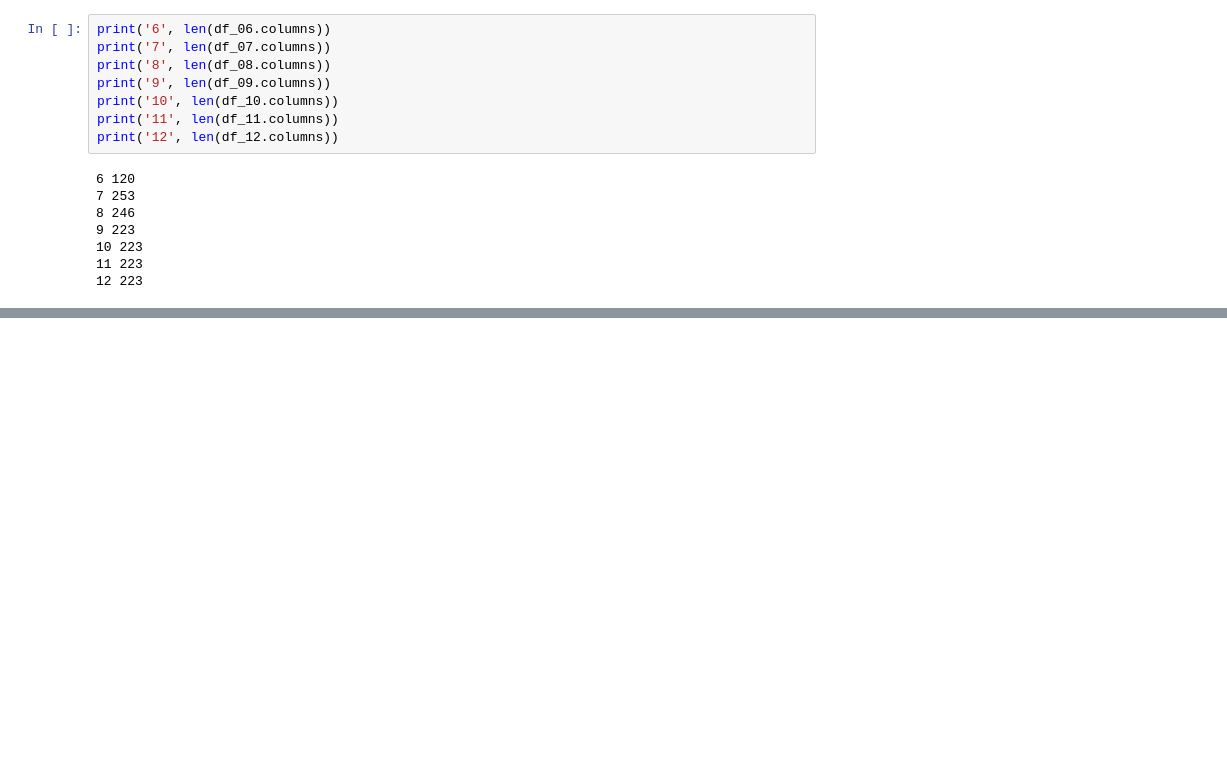
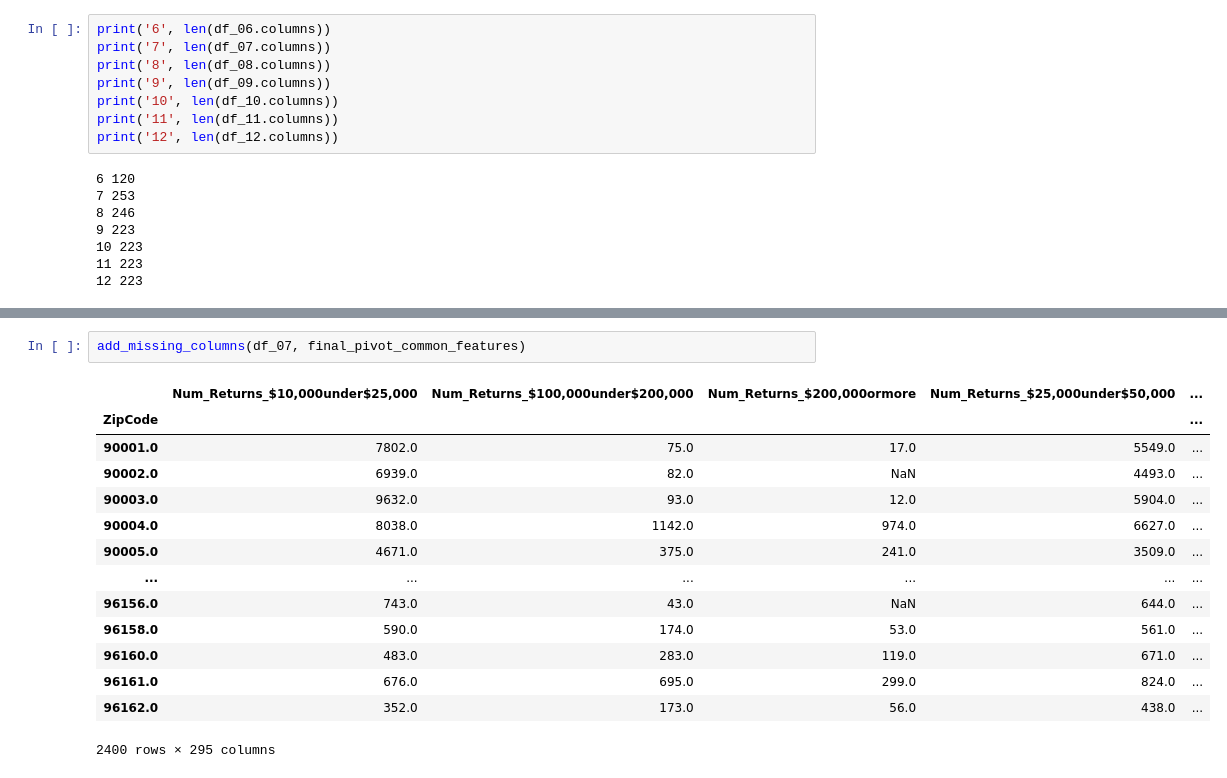
Before and after one commit to arianamoncada/opioid_distributed_machine_learning, a Jupyter notebook: IRS_Data_Processing.ipynb, the cells around one changed output, grey strips where cells are left out. Cells and saved outputs as stored; diff of their text form; blank space fills up the shorter version.

```diff
--- a/IRS_Data_Processing.ipynb
+++ b/IRS_Data_Processing.ipynb
@@ -505,0 +713,17 @@ $200,000 or more
+# %%
+add_missing_columns(df_07, final_pivot_common_features)
+# %% [output]
+|  | Num_Returns_$10,000under$25,000 | Num_Returns_$100,000under$200,000 | Num_Returns_$200,000ormore | Num_Returns_$25,000under$50,000 | ... |
+| ZipCode |  |  |  |  | ... |
+| 90001.0 | 7802.0 | 75.0 | 17.0 | 5549.0 | ... |
+| 90002.0 | 6939.0 | 82.0 | NaN | 4493.0 | ... |
+| 90003.0 | 9632.0 | 93.0 | 12.0 | 5904.0 | ... |
+| 90004.0 | 8038.0 | 1142.0 | 974.0 | 6627.0 | ... |
+| 90005.0 | 4671.0 | 375.0 | 241.0 | 3509.0 | ... |
+| ... | ... | ... | ... | ... | ... |
+| 96156.0 | 743.0 | 43.0 | NaN | 644.0 | ... |
+| 96158.0 | 590.0 | 174.0 | 53.0 | 561.0 | ... |
+| 96160.0 | 483.0 | 283.0 | 119.0 | 671.0 | ... |
+| 96161.0 | 676.0 | 695.0 | 299.0 | 824.0 | ... |
+| 96162.0 | 352.0 | 173.0 | 56.0 | 438.0 | ... |
+2400 rows × 295 columns
```
Also changed, not shown: parts of 34 cells of this notebook.
